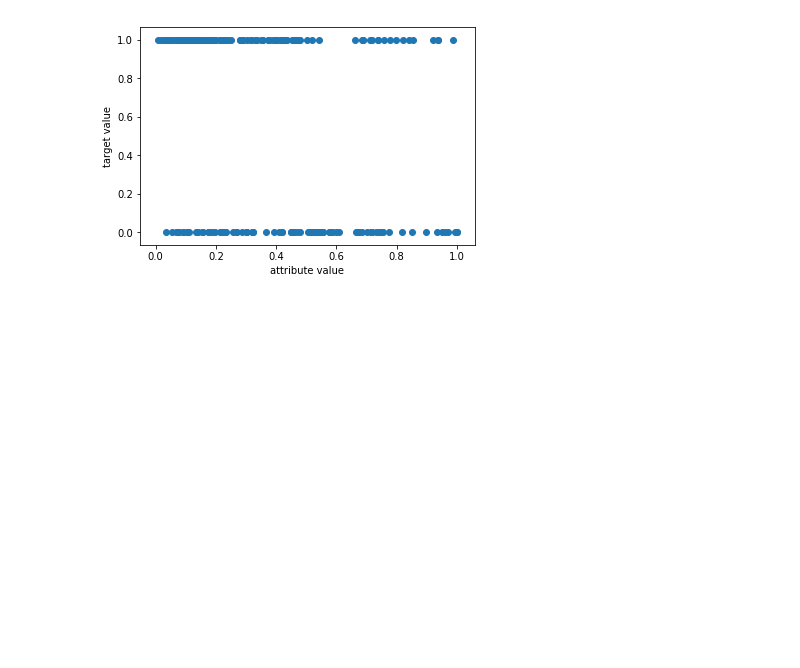
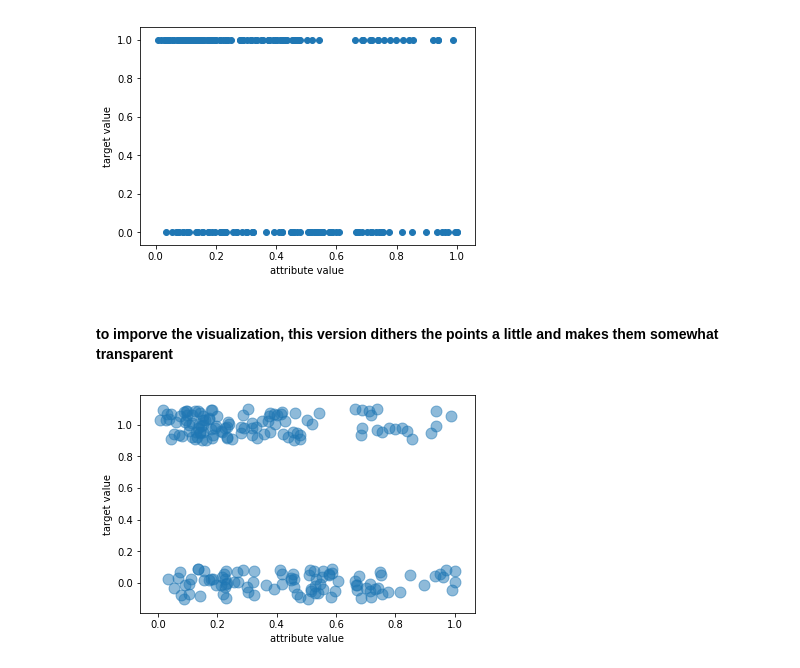
Before and after one commit to yuanfeibi/Python_ML, a Jupyter notebook: Chapter 2 .ipynb, the cells around one changed output. Saved outputs shown, nothing was run; the diff lists cells and outputs as text; code cells hidden in the pictures; blank space fills up the shorter version.

```diff
--- a/Chapter 2 .ipynb
+++ b/Chapter 2 .ipynb
@@ -258,3 +258,5 @@ plot.ylabel("target value")
 plot.show()
 # %% [output]
 [figure]
+# %% [markdown]
+#### to imporve the visualization, this version dithers the points a little and makes them somewhat transparent ####
@@ -260,0 +265,15 @@ plot.show()
+# %%
+target = []
+# %%
+for i in range(208):
+    if rocksVMines.iat[i, 60] == "M":
+        target.append(1.0 + uniform(-0.1, 0.1))
+    else:
+        target.append(0.0 + uniform(-0.1, 0.1))
+dataRow = rocksVMines.iloc[0:208, 35]
+plot.scatter(dataRow, target, alpha = 0.5, s = 120)
+plot.xlabel("attribute value")
+plot.ylabel("target value")
+plot.show()
+# %% [output]
+[figure, added]
```
Also changed, not shown: parts of 1 cell of this notebook.
